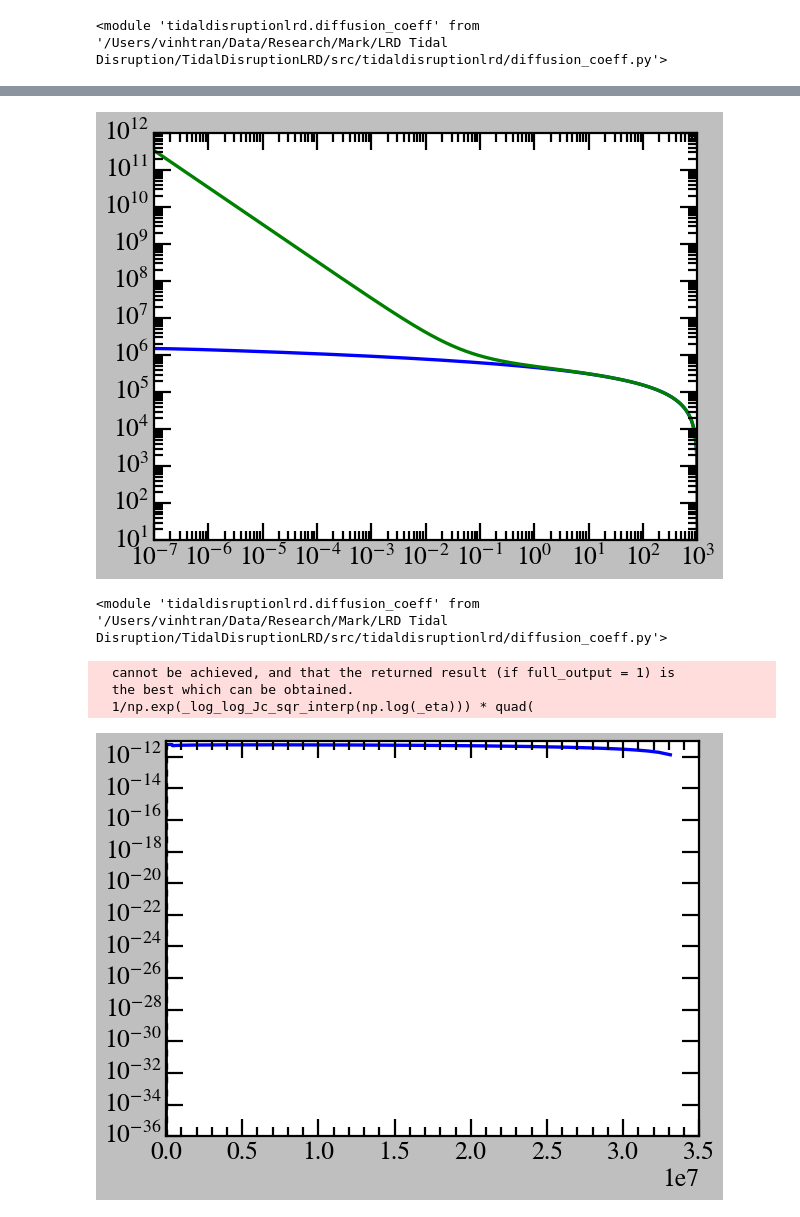
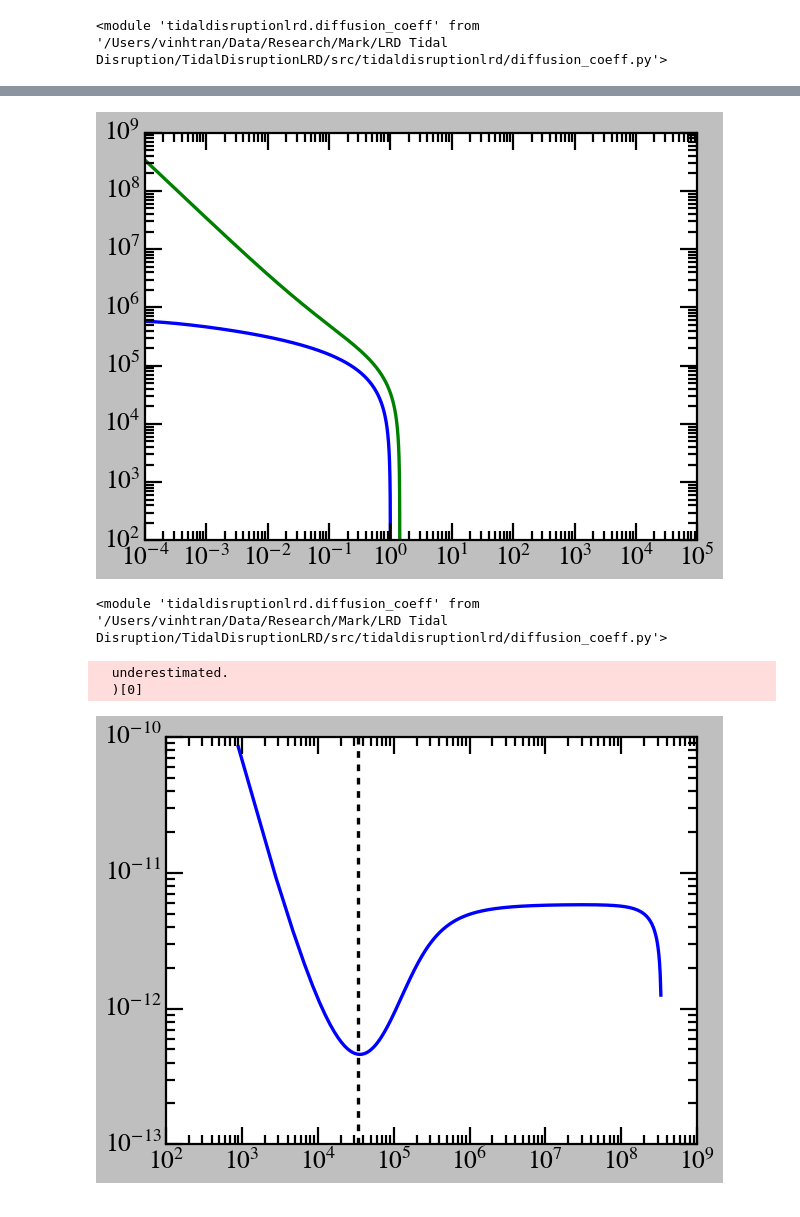
Before and after one commit to vinh-qtran/TidalDisruptionLRD, a Jupyter notebook: nbs/test.ipynb, the cells around one changed output, grey strips where cells are left out. Saved outputs shown, nothing was run; the diff lists cells and outputs as text; code cells hidden in the pictures.

Commit message:
Adjust Eddington zero potential

```diff
--- a/nbs/test.ipynb
+++ b/nbs/test.ipynb
@@ -35,8 +35,8 @@ class IsothermalSphereProfile(eddington_inversion.BaseProfile):
         self,
         M_bh,
         sigma=None,
-        r_bin_min_scaler=1e-7,
-        r_bin_max_scaler=1e3,
+        r_bin_min_scaler=1e-4,
+        r_bin_max_scaler=1e5,
         N_bins=10000,
     ):
         self.sigma = sigma or self._get_sigma(M_bh)
@@ -46,6 +46,7 @@ class IsothermalSphereProfile(eddington_inversion.BaseProfile):
             r_bin_max=r_bin_max_scaler * self.r_h,
             N_bins=N_bins,
             M_bh=M_bh,
+            r_zero_phi=self.r_h,
         )
 
     def _get_sigma(self, M_bh):
@@ -98,7 +135,7 @@ plt.yscale("log")
 plt.tight_layout()
 plt.show()
 # %% [output]
-[figure, old version]
+[figure, new version]
 # %%
 importlib.reload(diffusion_coeff)
 # %% [output]
@@ -111,9 +148,8 @@ isothermal_diffusion_coeff = diffusion_coeff.DiffusionCoefficient(
     f_eta_bins=isothermal_sphere.f_eta_bins,
 )
 # %% [output]
-  cannot be achieved, and that the returned result (if full_output = 1) is
-  the best which can be obtained.
-  1/np.exp(_log_log_Jc_sqr_interp(np.log(_eta))) * quad(
+  underestimated.
+  )[0]
 # %%
 eta = 0.844
 m_star = 1
@@ -138,16 +174,16 @@ Lambda = 0.4 * M_bh / m_star
 scaler = 32 * np.pi**2 * G**2 * m_star**2 * np.log(Lambda) / 3
 # %%
 plt.plot(
-    isothermal_diffusion_coeff.eta_bins / (100**2),
+    isothermal_diffusion_coeff.eta_bins,
     Rlc * scaler * isothermal_diffusion_coeff.scaled_diff_coeff_bins,
 )
 
-plt.axvline(eta_h / (100**2), color="k", ls="--", label=r"$\eta_h$")
+plt.axvline(eta_h, color="k", ls="--", label=r"$\eta_h$")
 
-# plt.xscale("log")
+plt.xscale("log")
 plt.yscale("log")
 
 plt.tight_layout()
 plt.show()
 # %% [output]
-[figure, old version]
+[figure, new version]
```
Also changed, not shown: parts of 9 cells of this notebook, 1 other file.
